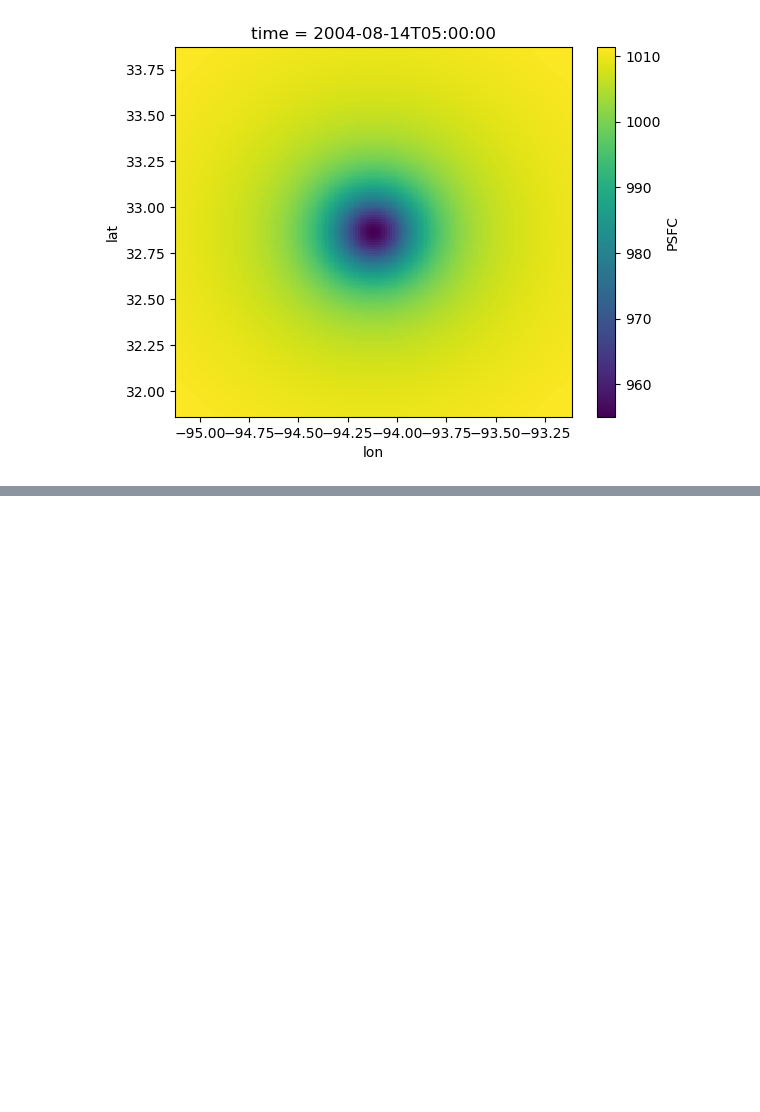
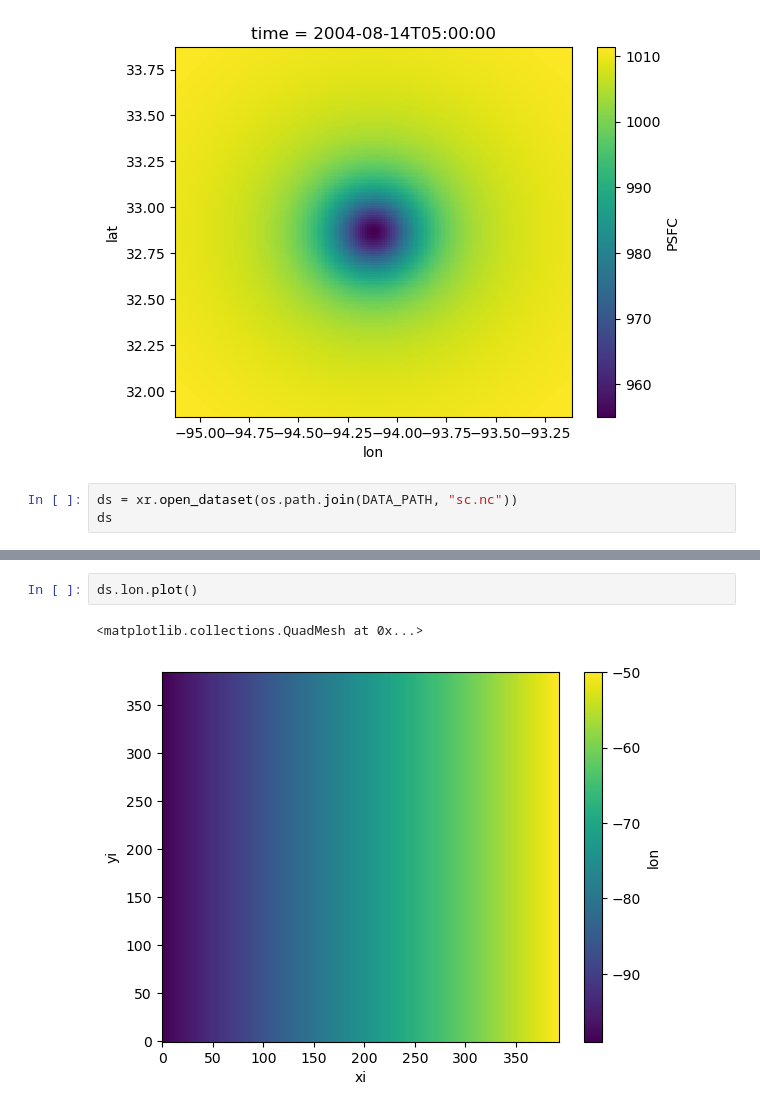
Before and after one commit to sdat2/PotentialHeight, a Jupyter notebook: f22.ipynb, the cells around one changed output, grey strips where cells are left out. Saved outputs shown, nothing was run; the diff lists cells and outputs as text; blank space fills up the shorter version.

```diff
--- a/f22.ipynb
+++ b/f22.ipynb
@@ -64,3 +64,6 @@ ds["PSFC"].isel(time=500).plot(x="lon", y="lat")
 # %% [output]
 <matplotlib.collections.QuadMesh at 0x...>
 [figure]
+# %%
+ds = xr.open_dataset(os.path.join(DATA_PATH, "sc.nc"))
+ds
@@ -66,0 +86,5 @@ ds["PSFC"].isel(time=500).plot(x="lon", y="lat")
+# %%
+ds.lon.plot()
+# %% [output]
+<matplotlib.collections.QuadMesh at 0x...>
+[figure, added]
```
Also changed, not shown: parts of 6 cells of this notebook, 1 other file.
